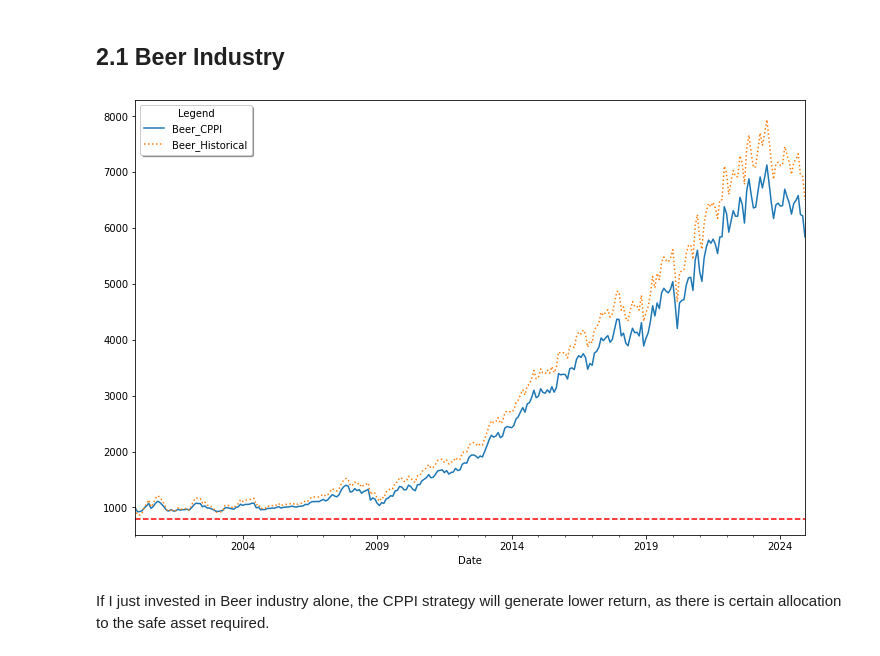
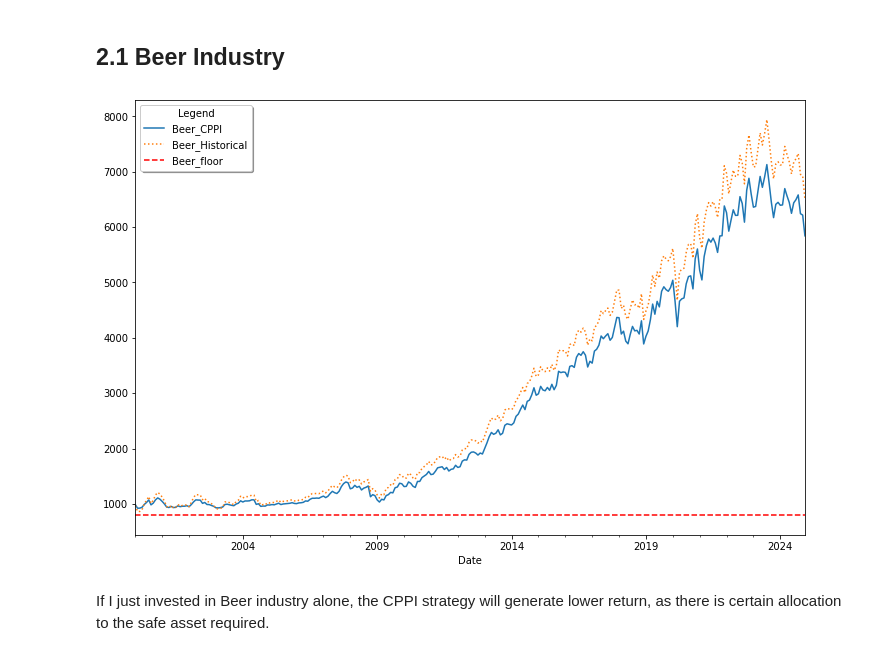
Before and after one commit to xiangyuli2021/CPPI, a Jupyter notebook: CPPI.ipynb, the cells around one changed output. Saved outputs shown, nothing was run; the diff lists cells and outputs as text; code cells hidden in the pictures.

```diff
--- a/CPPI.ipynb
+++ b/CPPI.ipynb
@@ -50,15 +50,16 @@ Index(['Food', 'Beer', 'Smoke', 'Games', 'Books', 'Hshld', 'Clths', 'Hlth',
 # %%
 btr = f.run_cppi(rets["2000":][["Beer"]], safe_r=None, m=3, start=1000, floor=0.8, riskfree_rate=0.03)
 btr["Wealth"] = btr["Wealth"].add_suffix("_CPPI")
 btr["Risky Wealth"] = btr["Risky Wealth"].add_suffix("_Historical")
+btr['floor'] = btr["floor"].add_suffix("_floor")
 fig, ax = plt.subplots(figsize=(12,8))
 btr["Wealth"].plot(ax=ax, linestyle='-')
 btr["Risky Wealth"].plot(ax=ax,style=":")
+btr['floor'].plot(ax=ax,color='r',linestyle='--')
 plt.legend(title="Legend", loc="upper left", fontsize="medium", shadow=True)
-ax.axhline(y=btr['floor']*btr['start'],color='r',linestyle='--')
 plt.show()
 # %% [output]
-[figure, old version]
+[figure, new version]
 # %% [markdown]
 If I just invested in Beer industry alone, the CPPI strategy will generate lower return, as there is certain allocation to the safe asset required.
 # %%
```
Also changed, not shown: parts of 16 cells of this notebook, 1 other file.
